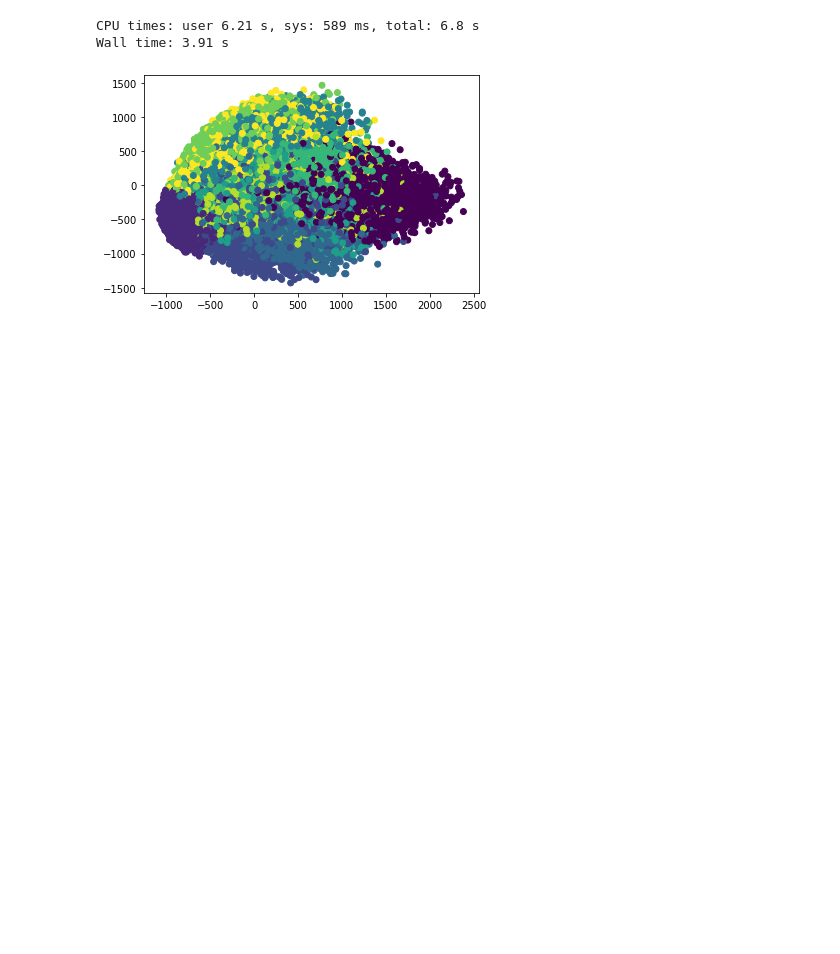
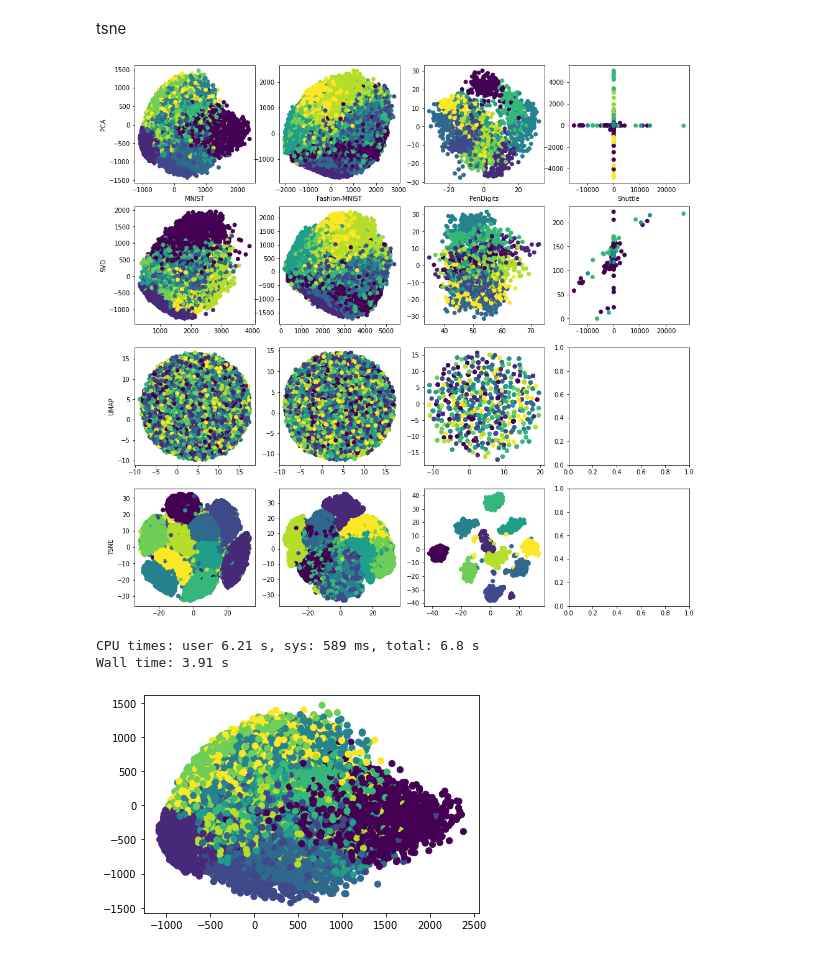
Before and after one commit to GorbachevaPolina/qualitative_comparison, a Jupyter notebook: dimension_reduction.ipynb, the cells around one changed output. Cells and saved outputs as stored; diff of their text form; code cells hidden in the pictures; blank space fills up the shorter version.

```diff
--- a/dimension_reduction.ipynb
+++ b/dimension_reduction.ipynb
@@ -20,0 +35,10 @@ shape of mnist dataset:  (70000, 784)
+# %%
+fig, axs = plt.subplots(4, 4, figsize=(16, 16))
+axs[0, 0].set_xlabel('MNIST')
+axs[0, 1].set_xlabel('Fashion-MNIST')
+axs[0, 2].set_xlabel('PenDigits')
+axs[0, 3].set_xlabel('Shuttle')
+axs[0, 0].set_ylabel('PCA')
+axs[1, 0].set_ylabel('SVD')
+axs[2, 0].set_ylabel('UMAP')
+axs[3, 0].set_ylabel('TSNE')
@@ -20,0 +75,2 @@ shape of mnist dataset:  (70000, 784)
+# %% [markdown]
+tsne
@@ -21,3 +89,8 @@ shape of mnist dataset:  (70000, 784)
+# %%
+from IPython.display import display
+display(fig)
+# %% [output]
+[figure, added]
 # %%
 %%time
 mnist_pca = PCA(2).fit_transform(mnist)
```
Also changed, not shown: parts of 23 cells of this notebook.
